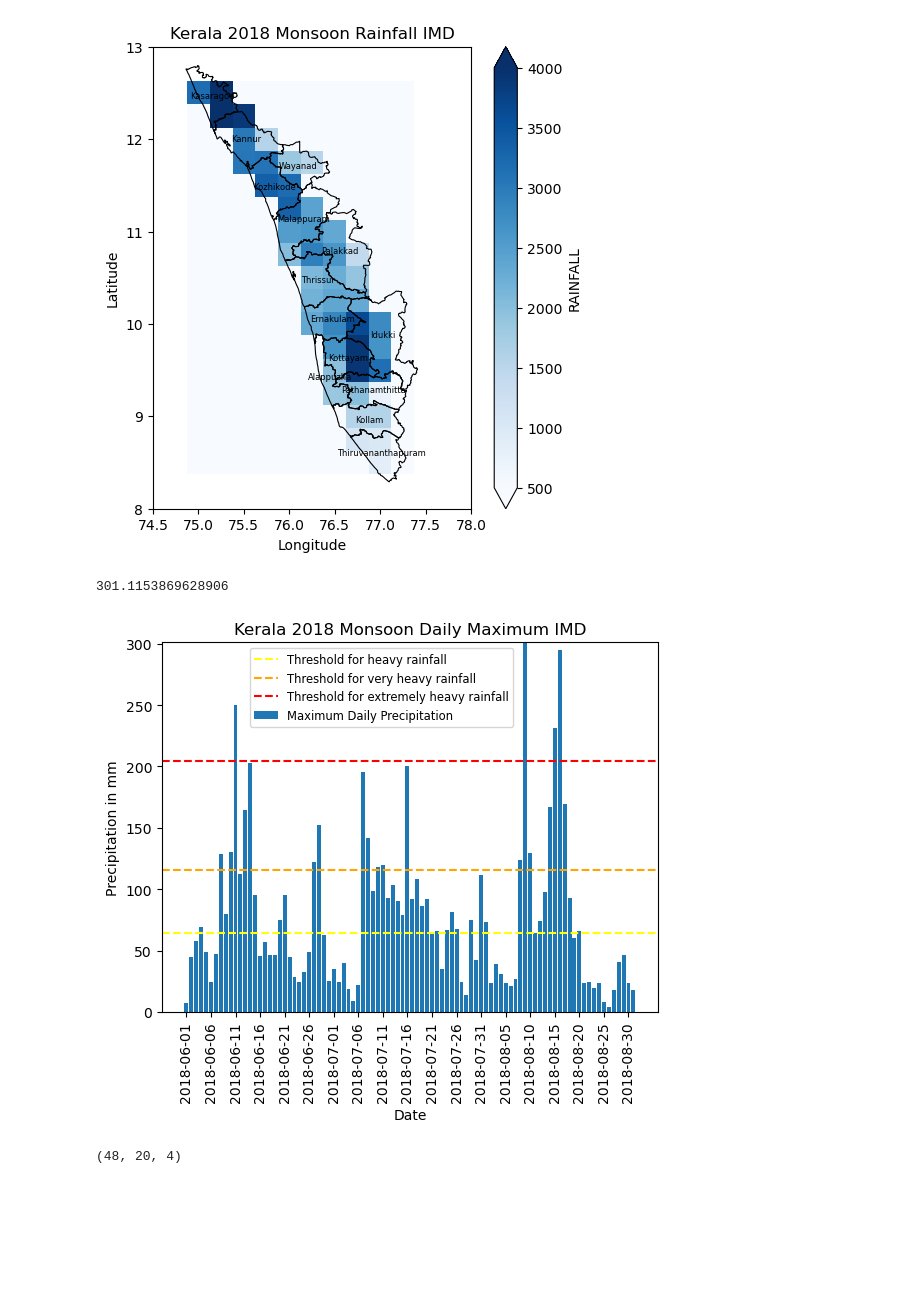
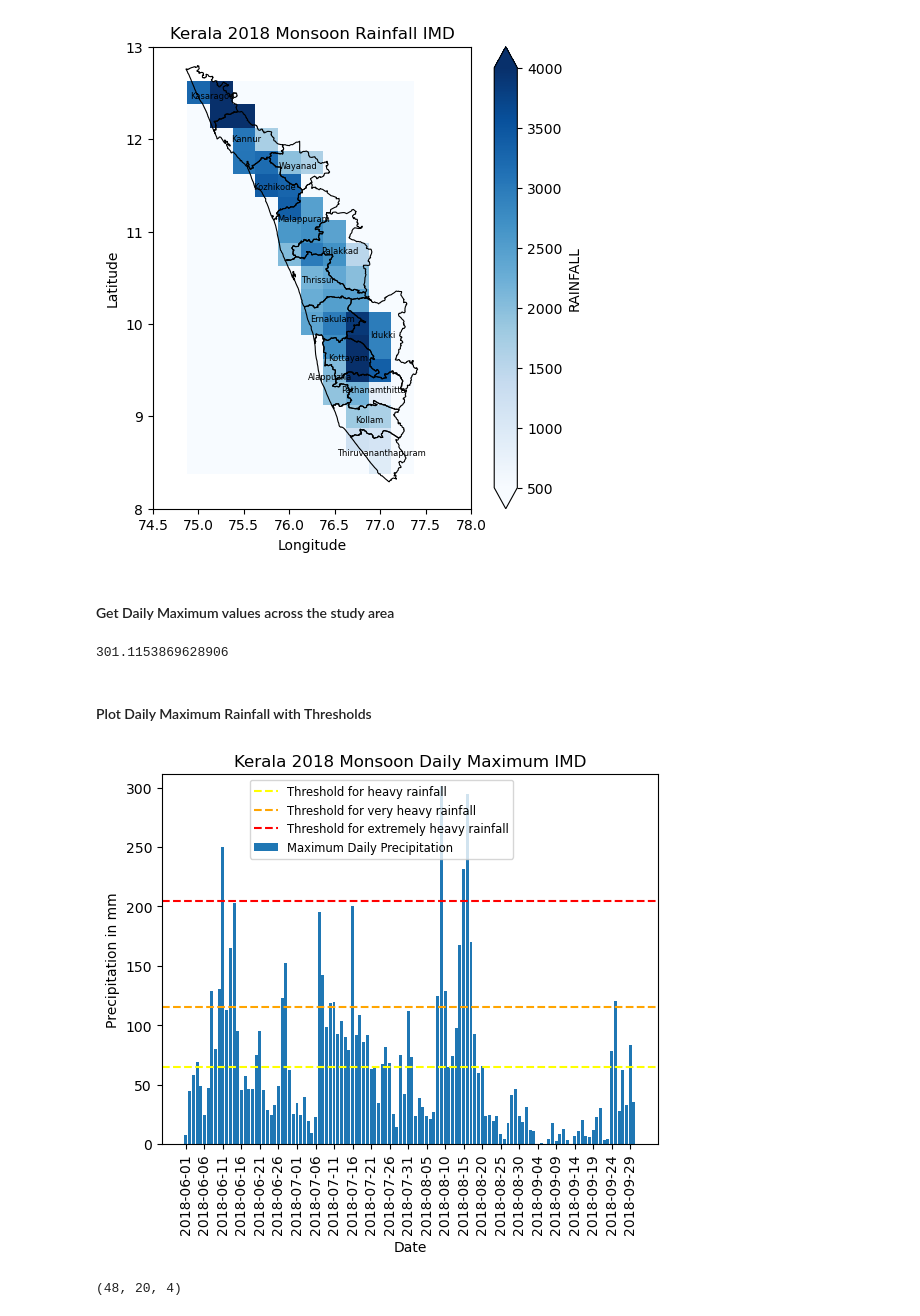
Before and after one commit to saivishal1996/hydroclim, a Jupyter notebook: imd_daily_2018.ipynb, the cells around one changed output. Cells and saved outputs as stored; diff of their text form; code cells hidden in the pictures; blank space fills up the shorter version.

```diff
--- a/imd_daily_2018.ipynb
+++ b/imd_daily_2018.ipynb
@@ -41,5 +45,6 @@ clipped_imd_daily.to_netcdf('kerala_imd_daily_2018.nc')
 # %%
-imd_kerala_2018 = './netcdf_files/kerala_imd_daily_2018.nc'
+# file path to clipped netCDF
+imd_kerala_2018 = './data/netcdf/kerala_imd_daily_2018.nc'
 # Open the NetCDF file using rioxarray
 kerala_imd_ds = rx.open_rasterio(imd_kerala_2018, masked=True,chunks={'TIME': 'auto'})
 datetimeindex = kerala_imd_ds.indexes['TIME'].to_datetimeindex()
@@ -131,3 +100,4 @@ Attributes: (0)
 # %%
 # Filter the dataset to include only monsoon months 6, 7, 8, 9
-kerala_monsoon_imd = kerala_imd_ds.sel(TIME=kerala_imd_ds['TIME'].dt.month.isin([6, 7, 8]))
+kerala_monsoon_imd = kerala_imd_ds.sel(TIME=kerala_imd_ds['TIME'].dt.month.isin([6, 7, 8, 9]))
+kerala_monsoon_2018 = kerala_monsoon_imd.sum(dim=['TIME'], skipna=True)
@@ -153,4 +119,6 @@ plt.title('Kerala 2018 Monsoon Rainfall IMD')
   for x, y, label in zip(district_gdf.geometry.centroid.x, district_gdf.geometry.centroid.y, district_gdf['DISTRICT']):
 Text(0.5, 1.0, 'Kerala 2018 Monsoon Rainfall IMD')
 [figure]
+# %% [markdown]
+#### Get Daily Maximum values across the study area
 # %%
@@ -160,38 +128,31 @@ kerala_monsoon_2018_daily_max_pd = kerala_monsoon_2018_daily_max.to_dataframe()
 np.max(kerala_monsoon_2018_daily_max_pd['RAINFALL'])
 # %% [output]
 301.1153869628906
+# %% [markdown]
+#### Plot Daily Maximum Rainfall with Thresholds
 # %%
-# Assume you want to use column 'x_column' as the x-axis and 'y_column' as the y-axis
-y_column = 'RAINFALL'
-x_column = 'TIME'
-
-#y1_values = kerala_monsoon_2018_daily_pd[y1_column]
-y2_values = kerala_monsoon_2018_daily_max_pd[y_column]
-
 x_values = kerala_monsoon_2018_daily_max_pd.index.date
-
+y1_values = kerala_monsoon_2018_daily_max_pd['RAINFALL']
 
 # Plot the data
-#plt.bar(x_values, y1_values)
-plt.bar(x_values, y2_values, label = 'Maximum Daily Precipitation')
-# Add horizontal lines at y-values 64.5 and 115.5
+plt.bar(x_values, y1_values, label = 'Maximum Daily Precipitation')
+# Add horizontal lines at thresholds
 plt.axhline(y=64.5, color='yellow', linestyle='--', label='Threshold for heavy rainfall')
 plt.axhline(y=115.5, color='orange', linestyle='--', label='Threshold for very heavy rainfall')
 plt.axhline(y=204.5, color='red', linestyle='--', label='Threshold for extremely heavy rainfall')
-
 
 # Add labels and legend
 plt.xlabel('Date')
 plt.xticks(x_values[::5], x_values[::5], rotation=90)
 # Set the y-axis to start from 0
-plt.ylim(0, max(y2_values))
+plt.ylim(0, max(y1_values) + 10)
 
 plt.ylabel('Precipitation in mm')
 plt.title('Kerala 2018 Monsoon Daily Maximum IMD')
 plt.legend(bbox_to_anchor=(0.72, 1), loc='upper right', fontsize='small')
 plt.show()
 # %% [output]
-[figure, old version]
+[figure, new version]
 # %%
 heavy_precip = (kerala_monsoon_2018_daily_max_pd['RAINFALL'] > 64.5).sum()
 very_heavy_precip = (kerala_monsoon_2018_daily_max_pd['RAINFALL'] > 115.5).sum()
```
Also changed, not shown: parts of 25 cells of this notebook, 4 other files.
